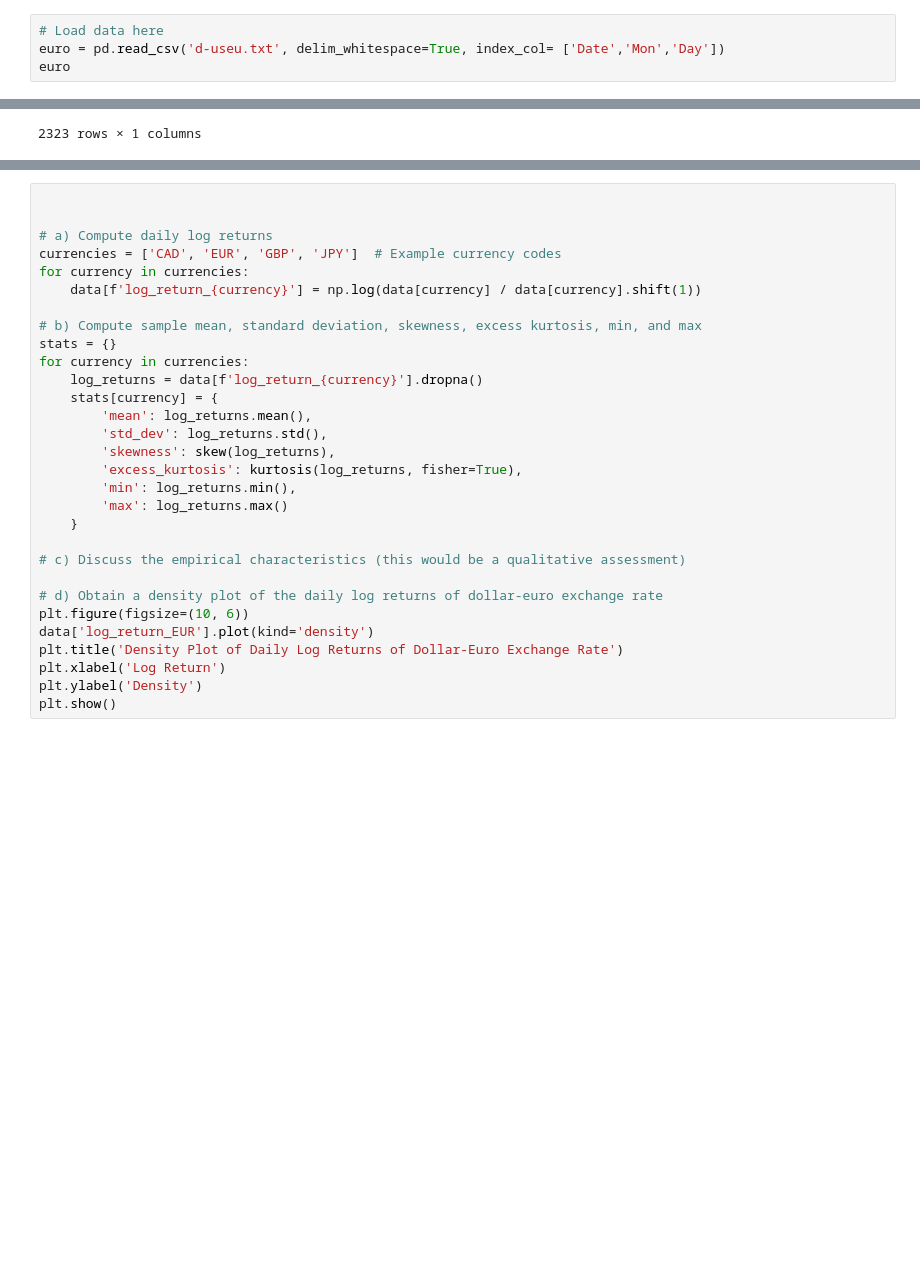
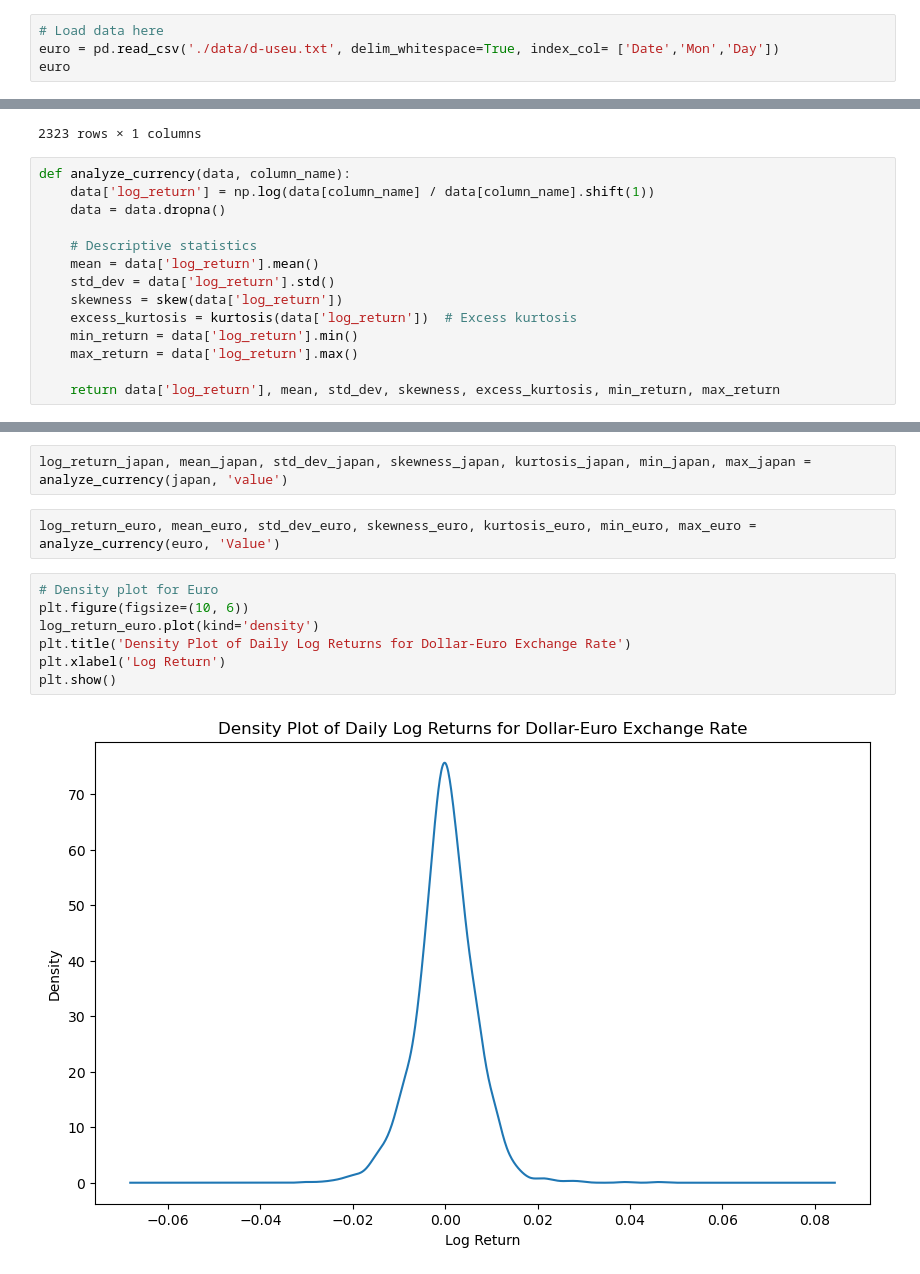
Before and after one commit to Kim-Nam-Il/FinancialTS, a Jupyter notebook: Chapter1/Exercise_5.ipynb, the cells around one changed output, grey strips where cells are left out. Cells and saved outputs as stored; diff of their text form; blank space fills up the shorter version.

```diff
--- a/Chapter1/Exercise_5.ipynb
+++ b/Chapter1/Exercise_5.ipynb
@@ -76,7 +76,7 @@ japan
 2323 rows × 1 columns
 # %%
 # Load data here
-euro = pd.read_csv('d-useu.txt', delim_whitespace=True, index_col= ['Date','Mon','Day'])
+euro = pd.read_csv('./data/d-useu.txt', delim_whitespace=True, index_col= ['Date','Mon','Day'])
 euro
 # %% [output]
 |  |  |  | Value |
@@ -93,3 +93,17 @@ euro
 |  |  | 26 | 1.3560 |
 |  |  | 27 | 1.3306 |
 2323 rows × 1 columns
+# %%
+def analyze_currency(data, column_name):
+    data['log_return'] = np.log(data[column_name] / data[column_name].shift(1))
+    data = data.dropna()
+
+    # Descriptive statistics
+    mean = data['log_return'].mean()
+    std_dev = data['log_return'].std()
+    skewness = skew(data['log_return'])
+    excess_kurtosis = kurtosis(data['log_return'])  # Excess kurtosis
+    min_return = data['log_return'].min()
+    max_return = data['log_return'].max()
+
+    return data['log_return'], mean, std_dev, skewness, excess_kurtosis, min_return, max_return
@@ -96,30 +136,13 @@ euro
 # %%
-
-
-# a) Compute daily log returns
-currencies = ['CAD', 'EUR', 'GBP', 'JPY']  # Example currency codes
-for currency in currencies:
-    data[f'log_return_{currency}'] = np.log(data[currency] / data[currency].shift(1))
-
-# b) Compute sample mean, standard deviation, skewness, excess kurtosis, min, and max
-stats = {}
-for currency in currencies:
-    log_returns = data[f'log_return_{currency}'].dropna()
-    stats[currency] = {
-        'mean': log_returns.mean(),
-        'std_dev': log_returns.std(),
-        'skewness': skew(log_returns),
-        'excess_kurtosis': kurtosis(log_returns, fisher=True),
-        'min': log_returns.min(),
-        'max': log_returns.max()
-    }
-
-# c) Discuss the empirical characteristics (this would be a qualitative assessment)
-
-# d) Obtain a density plot of the daily log returns of dollar-euro exchange rate
-plt.figure(figsize=(10, 6))
-data['log_return_EUR'].plot(kind='density')
-plt.title('Density Plot of Daily Log Returns of Dollar-Euro Exchange Rate')
-plt.xlabel('Log Return')
-plt.ylabel('Density')
-plt.show()
+log_return_japan, mean_japan, std_dev_japan, skewness_japan, kurtosis_japan, min_japan, max_japan = analyze_currency(japan, 'value')
+# %%
+log_return_euro, mean_euro, std_dev_euro, skewness_euro, kurtosis_euro, min_euro, max_euro = analyze_currency(euro, 'Value')
+# %%
+# Density plot for Euro
+plt.figure(figsize=(10, 6))
+log_return_euro.plot(kind='density')
+plt.title('Density Plot of Daily Log Returns for Dollar-Euro Exchange Rate')
+plt.xlabel('Log Return')
+plt.show()
+# %% [output]
+[figure, added]
```
Also changed, not shown: parts of 8 cells of this notebook.
